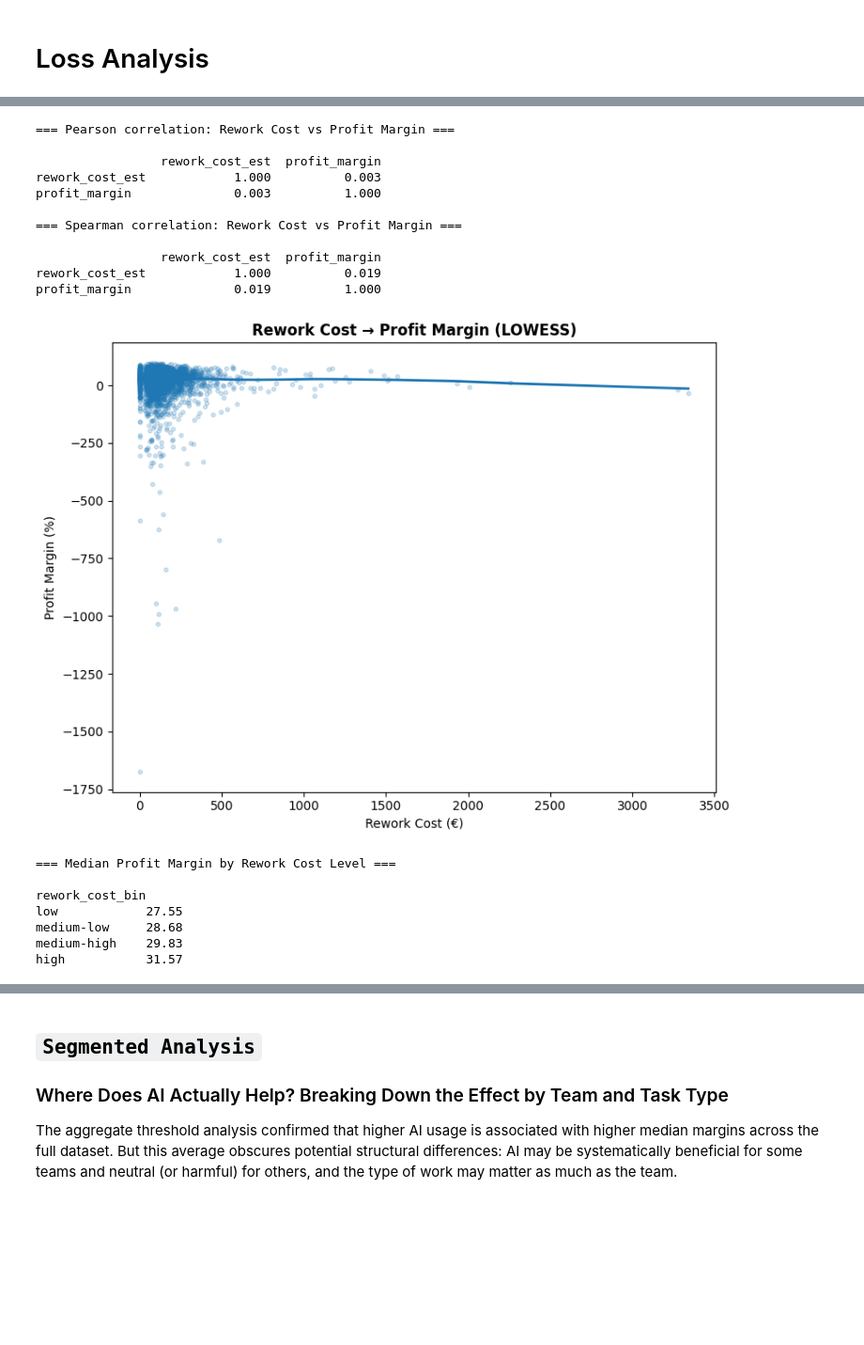
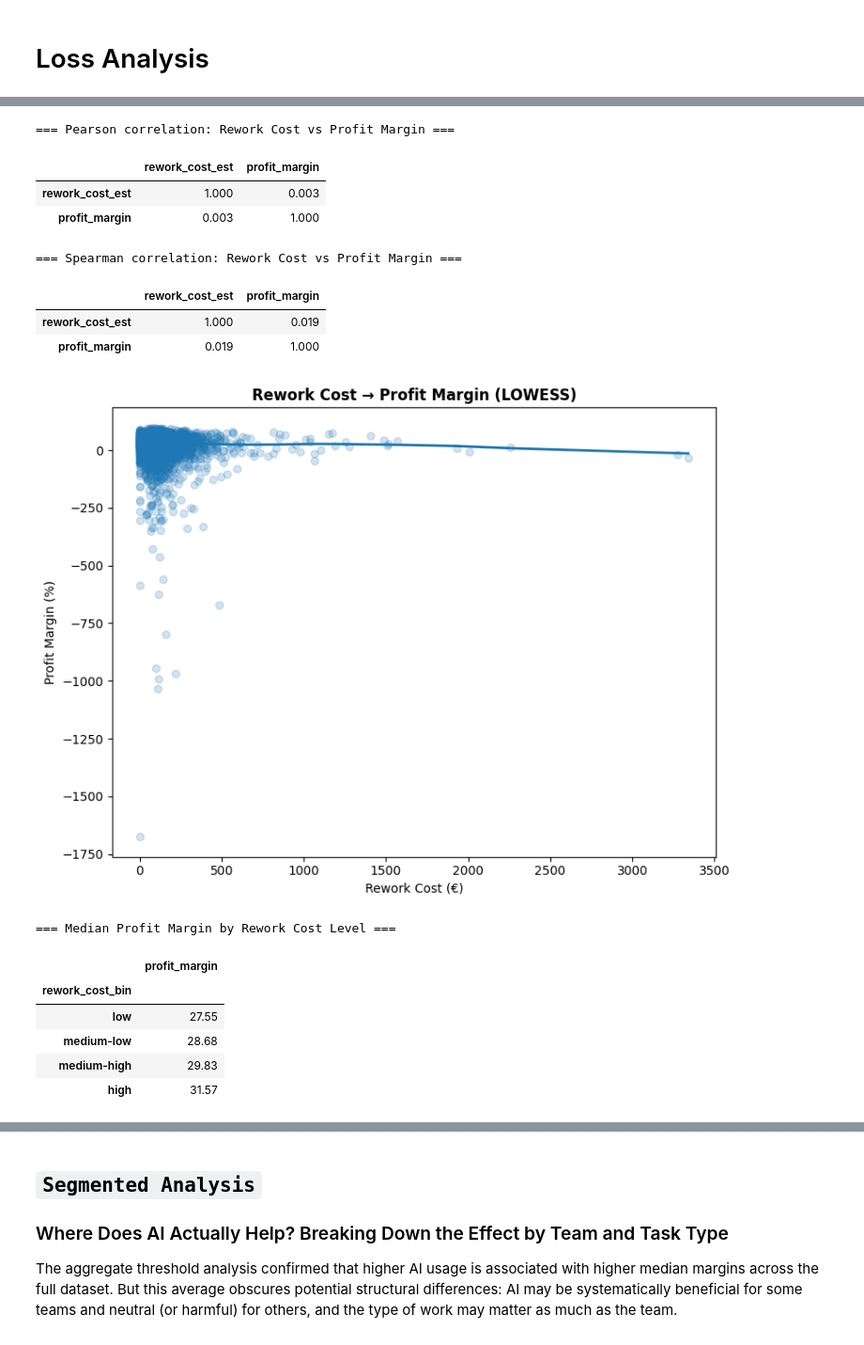
Before and after one commit to andreamammano89-maker/ML_Project_SEA_815441, a Jupyter notebook: main.ipynb, the cells around one changed output, grey strips where cells are left out. Shown at 94% size. Cells and saved outputs as stored; diff of their text form; code cells hidden in the pictures; blank space fills up the shorter version.

```diff
--- a/main.ipynb
+++ b/main.ipynb
@@ -1450,47 +1506,44 @@ If rework cost compresses margins, any intervention that increases rework — AI
 # %%
 #  Correlation: rework cost vs profit
 corr_pearson = df_productivity[['rework_cost_est', 'profit_margin']].corr().round(3)
 
-print("=== Pearson correlation: Rework Cost vs Profit Margin ===\n")
-print(corr_pearson)
+print("=== Pearson correlation: Rework Cost vs Profit Margin ===")
+display(corr_pearson)
 
 corr_spearman = df_productivity[['rework_cost_est', 'profit_margin']].corr(method='spearman').round(3)
 
-print("\n=== Spearman correlation: Rework Cost vs Profit Margin ===\n")
-print(corr_spearman)
+print("\n=== Spearman correlation: Rework Cost vs Profit Margin ===")
+display(corr_spearman)
 
 
 
 fig, ax = plt.subplots(figsize=(8, 6))
 
 sns.regplot(
     data=df_productivity,
     x='rework_cost_est',
     y='profit_margin',
     lowess=True,
-    scatter_kws={'alpha': 0.2, 's': 10},
+    scatter_kws={'alpha': 0.2},
     line_kws={'linewidth': 2},
     ax=ax
 )
 
 ax.set_title('Rework Cost → Profit Margin (LOWESS)', fontweight='bold')
 ax.set_xlabel('Rework Cost (€)')
 ax.set_ylabel('Profit Margin (%)')
 
 plt.tight_layout()
 # %% [output]
 === Pearson correlation: Rework Cost vs Profit Margin ===
-
-                 rework_cost_est  profit_margin
-rework_cost_est            1.000          0.003
-profit_margin              0.003          1.000
-
-=== Spearman correlation: Rework Cost vs Profit Margin ===
-
-                 rework_cost_est  profit_margin
-rework_cost_est            1.000          0.019
-profit_margin              0.019          1.000
+|  | rework_cost_est | profit_margin |
+| rework_cost_est | 1.000 | 0.003 |
+| profit_margin | 0.003 | 1.000 |
+=== Spearman correlation: Rework Cost vs Profit Margin ===
+|  | rework_cost_est | profit_margin |
+| rework_cost_est | 1.000 | 0.019 |
+| profit_margin | 0.019 | 1.000 |
-[figure, old version]
+[figure, new version]
 # %%
 if 'rework_cost_bin' not in df_productivity.columns:
     df_productivity['rework_cost_bin'] = pd.qcut(
@@ -1503,14 +1556,14 @@ loss_analysis = df_productivity.groupby(
     'rework_cost_bin', observed=True
 )['profit_margin'].median().round(2)
 
-print("\n=== Median Profit Margin by Rework Cost Level ===\n")
-print(loss_analysis.to_string())
+print("\n=== Median Profit Margin by Rework Cost Level ===")
+display(loss_analysis.to_frame())
 # %% [output]
 === Median Profit Margin by Rework Cost Level ===
-
-rework_cost_bin
-low            27.55
-medium-low     28.68
-medium-high    29.83
-high           31.57
+|  | profit_margin |
+| rework_cost_bin |  |
+| low | 27.55 |
+| medium-low | 28.68 |
+| medium-high | 29.83 |
+| high | 31.57 |
 # %%
```
Also changed, not shown: parts of 19 cells of this notebook.
